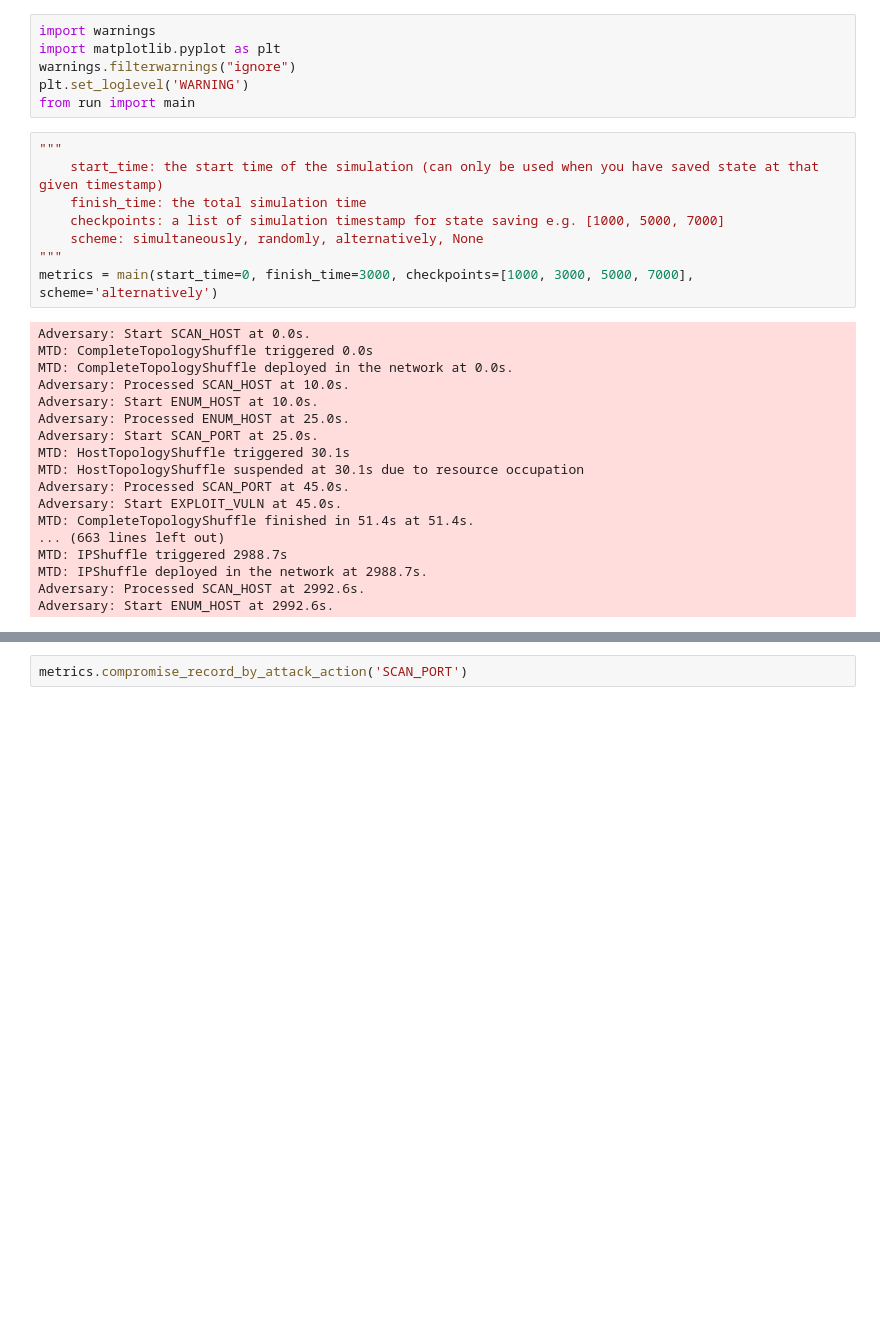
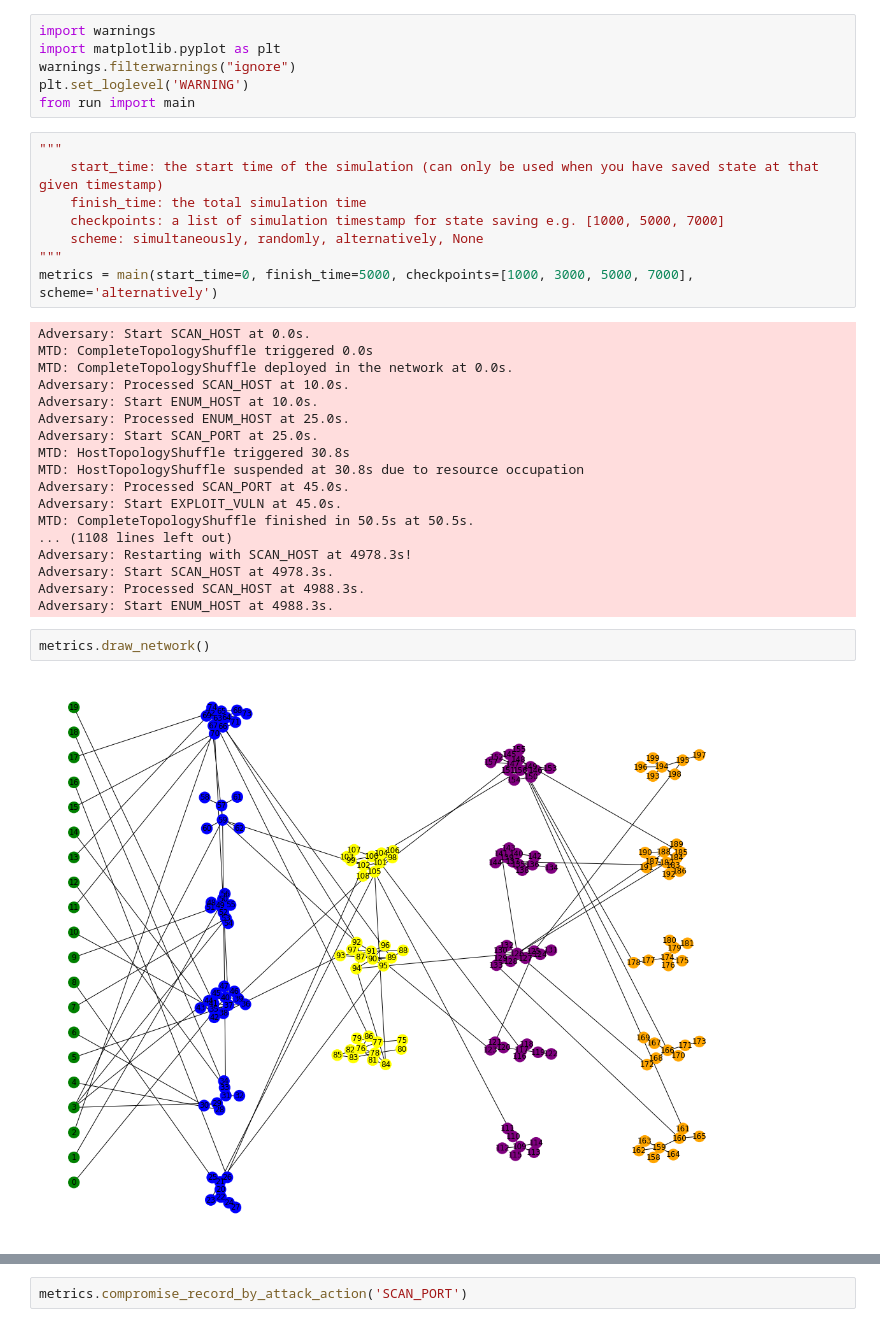
Before and after one commit to yuanyuan2000/MTDGame, a Jupyter notebook: simulation.ipynb, the cells around one changed output, grey strips where cells are left out. Drawn from its saved outputs; the diff is of its cells as text; blank space fills up the shorter version.

```diff
--- a/simulation.ipynb
+++ b/simulation.ipynb
@@ -11,7 +11,7 @@ from run import main
     checkpoints: a list of simulation timestamp for state saving e.g. [1000, 5000, 7000]
     scheme: simultaneously, randomly, alternatively, None
 """
-metrics = main(start_time=0, finish_time=3000, checkpoints=[1000, 3000, 5000, 7000], scheme='alternatively')
+metrics = main(start_time=0, finish_time=5000, checkpoints=[1000, 3000, 5000, 7000], scheme='alternatively')
 # %% [output]
 Adversary: Start SCAN_HOST at 0.0s.
 MTD: CompleteTopologyShuffle triggered 0.0s
@@ -20,13 +20,17 @@ Adversary: Processed SCAN_HOST at 10.0s.
 Adversary: Start ENUM_HOST at 10.0s.
 Adversary: Processed ENUM_HOST at 25.0s.
 Adversary: Start SCAN_PORT at 25.0s.
-MTD: HostTopologyShuffle triggered 30.1s
-MTD: HostTopologyShuffle suspended at 30.1s due to resource occupation
+MTD: HostTopologyShuffle triggered 30.8s
+MTD: HostTopologyShuffle suspended at 30.8s due to resource occupation
 Adversary: Processed SCAN_PORT at 45.0s.
 Adversary: Start EXPLOIT_VULN at 45.0s.
-MTD: CompleteTopologyShuffle finished in 51.4s at 51.4s.
-... (663 lines left out)
-MTD: IPShuffle triggered 2988.7s
-MTD: IPShuffle deployed in the network at 2988.7s.
-Adversary: Processed SCAN_HOST at 2992.6s.
-Adversary: Start ENUM_HOST at 2992.6s.
+MTD: CompleteTopologyShuffle finished in 50.5s at 50.5s.
+... (1108 lines left out)
+Adversary: Restarting with SCAN_HOST at 4978.3s!
+Adversary: Start SCAN_HOST at 4978.3s.
+Adversary: Processed SCAN_HOST at 4988.3s.
+Adversary: Start ENUM_HOST at 4988.3s.
+# %%
+metrics.draw_network()
+# %% [output]
+[figure, added]
```
Also changed, not shown: parts of 9 cells of this notebook, 12 other files.
